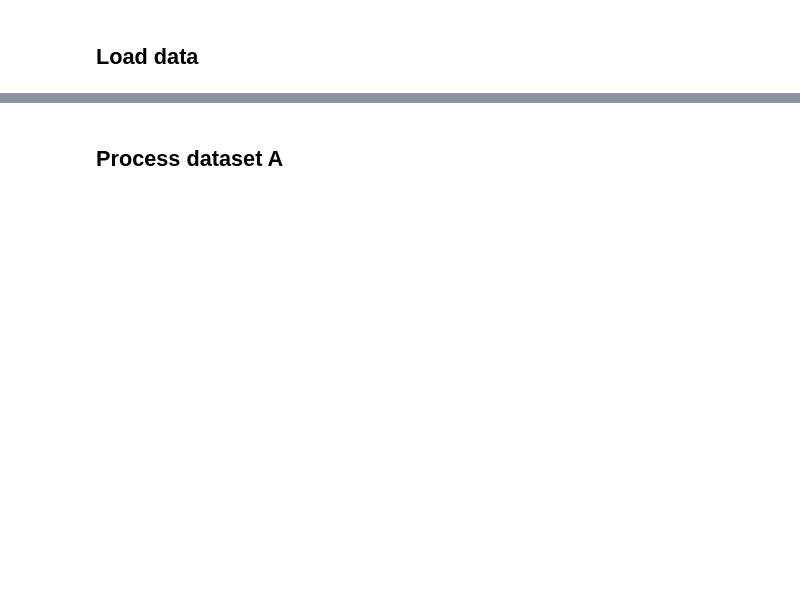
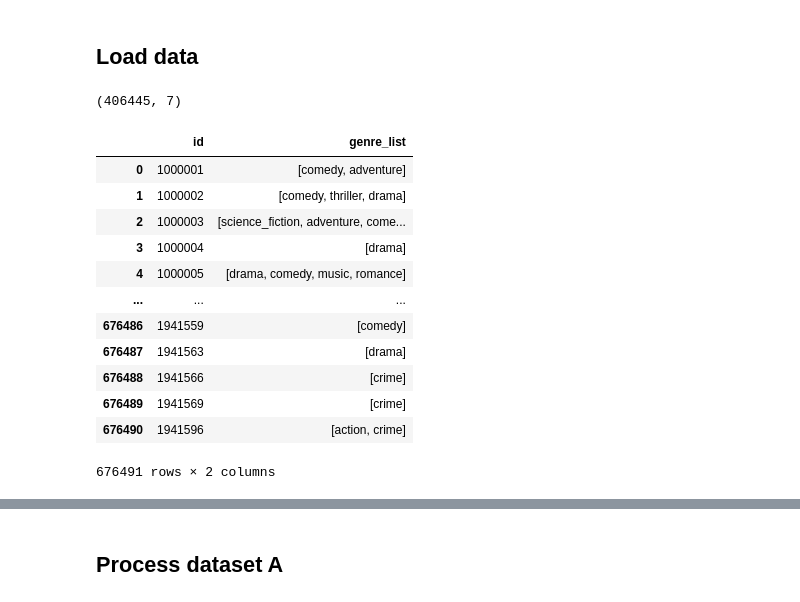
Before and after one commit to aybik/movie_picker, a Jupyter notebook: notebooks/Ha_notebook.ipynb, the cells around one changed output, grey strips where cells are left out. Cells and saved outputs as stored; diff of their text form; code cells hidden in the pictures; blank space fills up the shorter version.

```diff
--- a/notebooks/Ha_notebook.ipynb
+++ b/notebooks/Ha_notebook.ipynb
@@ -16,0 +375,14 @@ countries = pd.read_csv(os.path.join(parent_dir,'raw_data/countries.csv'))
+# %%
+movies = movies.drop(columns='tagline', axis=1)
+movies = movies[movies['name'].notnull() & ~movies['name'].isin(['', 'No Title'])]
+movies = movies[movies['description'].notnull() & (movies['description'] != '')] # Remove movies without description
+movies = movies.rename(columns={"date": "year"})
+movies["year"] = movies["year"].astype(float).apply(lambda x: str(int(x)) if not pd.isna(x) else "")
+movies = movies.dropna(subset=['minute']) # Remove NaN values in minute
+movies['minute'] = movies['minute'].astype(int) # Change minute dtype to int
+movies = movies[(movies['minute'] > 40) & (movies['minute'] <= 240)] # Remove short and too long movies
+movies['key'] = movies['name'] + movies['year'].apply(lambda x: f" ({int(x)})" if x!='' else '')
+movies.shape
+#OK
+# %% [output]
+(406445, 7)
@@ -16,0 +404,23 @@ countries = pd.read_csv(os.path.join(parent_dir,'raw_data/countries.csv'))
+# %%
+genres['genre'] = genres['genre'].apply(lambda x: x.lower().replace(' ', '_'))
+new_genres = (
+    genres.groupby('id')['genre']
+    .apply(list)  # Aggregates genres into a list
+    .reset_index(name='genre_list')  # Converts to DataFrame and renames the column
+)
+# %%
+new_genres
+# %% [output]
+|  | id | genre_list |
+| 0 | 1000001 | [comedy, adventure] |
+| 1 | 1000002 | [comedy, thriller, drama] |
+| 2 | 1000003 | [science_fiction, adventure, come... |
+| 3 | 1000004 | [drama] |
+| 4 | 1000005 | [drama, comedy, music, romance] |
+| ... | ... | ... |
+| 676486 | 1941559 | [comedy] |
+| 676487 | 1941563 | [drama] |
+| 676488 | 1941566 | [crime] |
+| 676489 | 1941569 | [crime] |
+| 676490 | 1941596 | [action, crime] |
+676491 rows × 2 columns
```
Also changed, not shown: parts of 47 cells of this notebook, 11 other files.
